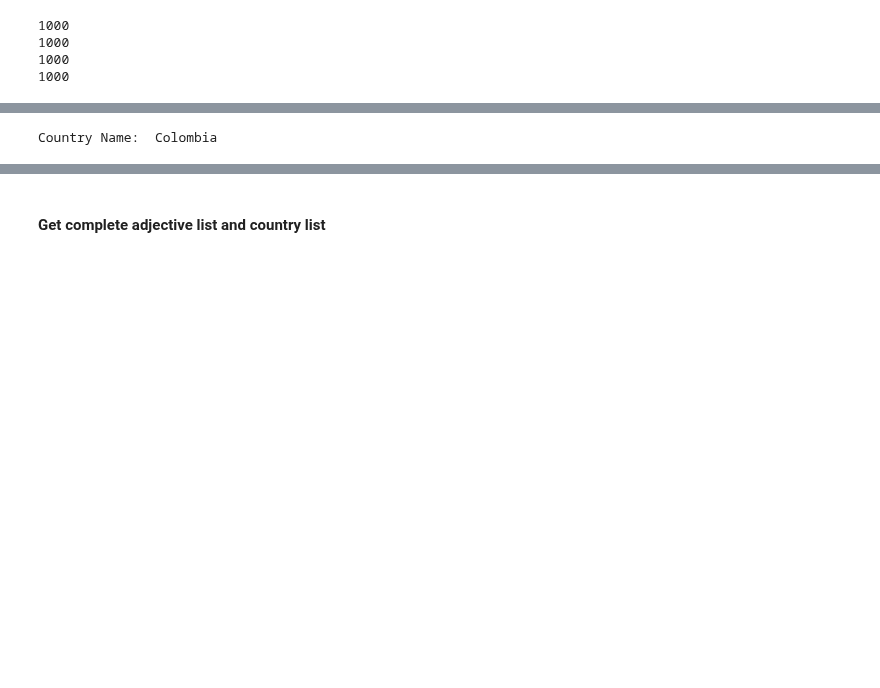
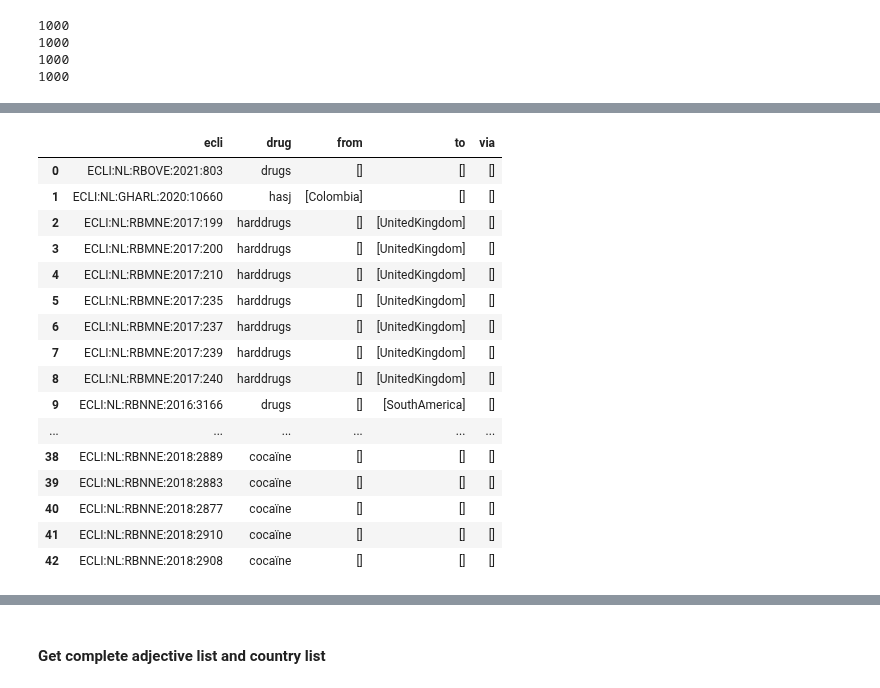
Before and after one commit to bloemetjesgordijn/Master-thesis, a Jupyter notebook: Main.ipynb, the cells around one changed output, grey strips where cells are left out. Drawn from its saved outputs; the diff is of its cells as text; code cells hidden in the pictures; blank space fills up the shorter version.

```diff
--- a/Main.ipynb
+++ b/Main.ipynb
@@ -751,6 +751,7 @@ def translate_locations(data):
     geolocator = Nominatim(user_agent = "geoapiExercises")
     for drug in data:
         if 'locations' in data[drug]:
+            data[drug]['original_locations'] = data[drug]['locations'].copy()
             for adjective in data[drug]['locations']:
                 country_list = []
                 locations = data[drug]['locations'][adjective]
@@ -774,7 +798,52 @@ def translate_locations(data):
+# %%
+final_df = pd.DataFrame(columns=['ecli', 'drug', 'from', 'to', 'via'])
+
+
+
+from geopy.geocoders import Nominatim
+
+for index, row in trafficking_df[220:250].iterrows():
+    id = row['id']
+#     print(id)
+
+    fused_chunks = fuse_chunks(row['chunks'])
+    fused_locations = fuse_locations(fused_chunks)
+    fused_volumes = fuse_volumes(fused_locations)
+    translated_locations = translate_locations(fused_volumes)
+    location_directions = get_location_directions(translated_locations)
+
+#     print(location_directions)
+    for drug in location_directions:
+#         print(location_directions[drug])
+        fromloc = location_directions[drug]['locations']['from']
+        toloc = location_directions[drug]['locations']['to']
+        vialoc = location_directions[drug]['locations']['via']
+        row = {'ecli': id, 'drug': drug, 'from': fromloc, 'to': toloc, 'via': vialoc}
+        final_df = final_df.append(row, ignore_index=True)
+
+final_df
+# %% [output]
+|  | ecli | drug | from | to | via |
+| 0 | ECLI:NL:RBOVE:2021:803 | drugs | [] | [] | [] |
+| 1 | ECLI:NL:GHARL:2020:10660 | hasj | [Colombia] | [] | [] |
+| 2 | ECLI:NL:RBMNE:2017:199 | harddrugs | [] | [UnitedKingdom] | [] |
+| 3 | ECLI:NL:RBMNE:2017:200 | harddrugs | [] | [UnitedKingdom] | [] |
+| 4 | ECLI:NL:RBMNE:2017:210 | harddrugs | [] | [UnitedKingdom] | [] |
+| 5 | ECLI:NL:RBMNE:2017:235 | harddrugs | [] | [UnitedKingdom] | [] |
+| 6 | ECLI:NL:RBMNE:2017:237 | harddrugs | [] | [UnitedKingdom] | [] |
+| 7 | ECLI:NL:RBMNE:2017:239 | harddrugs | [] | [UnitedKingdom] | [] |
+| 8 | ECLI:NL:RBMNE:2017:240 | harddrugs | [] | [UnitedKingdom] | [] |
+| 9 | ECLI:NL:RBNNE:2016:3166 | drugs | [] | [SouthAmerica] | [] |
+| ... | ... | ... | ... | ... | ... |
+| 38 | ECLI:NL:RBNNE:2018:2889 | cocaïne | [] | [] | [] |
+| 39 | ECLI:NL:RBNNE:2018:2883 | cocaïne | [] | [] | [] |
+| 40 | ECLI:NL:RBNNE:2018:2877 | cocaïne | [] | [] | [] |
+| 41 | ECLI:NL:RBNNE:2018:2910 | cocaïne | [] | [] | [] |
+| 42 | ECLI:NL:RBNNE:2018:2908 | cocaïne | [] | [] | [] |
 # %%
+from geopy.geocoders import Nominatim
 
+geolocator = Nominatim(user_agent = "geoapiExercises")
 location = geolocator.geocode("colombia")
 country_name = location.raw['display_name'].split(',')[-1].replace(' ', '')
 print("Country Name: ", country_name)
-# %% [output]
-Country Name:  Colombia
```
Also changed, not shown: parts of 12 cells of this notebook.
